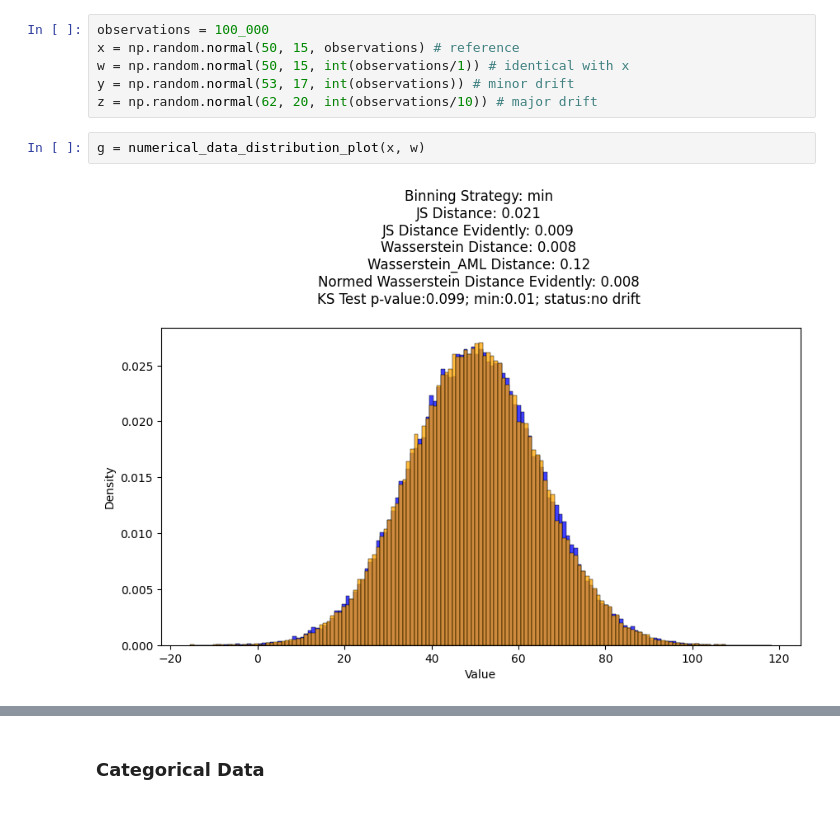
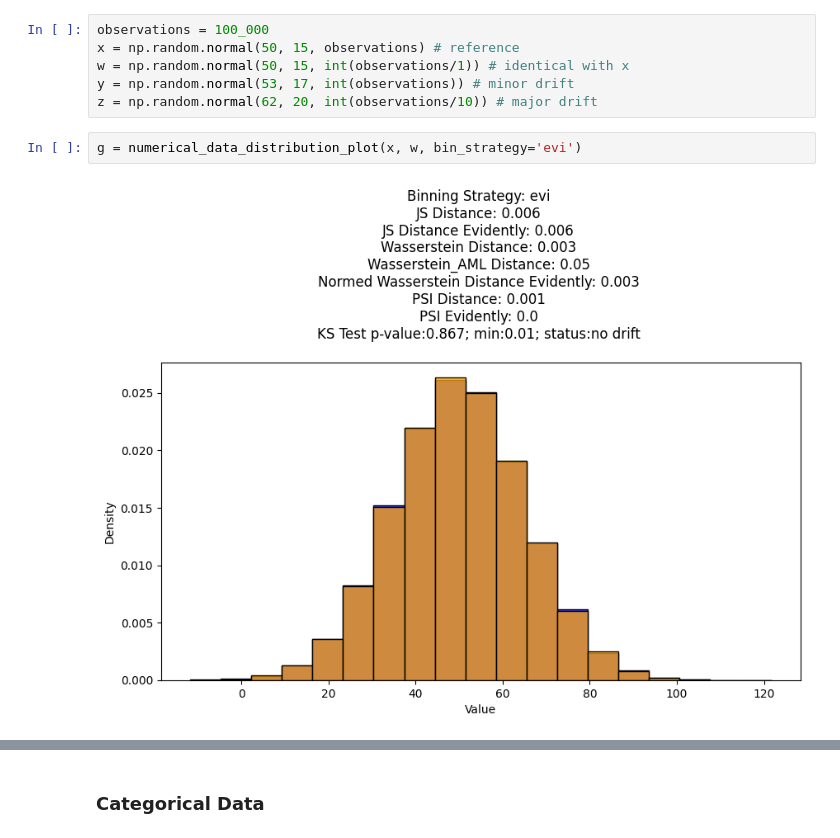
Before and after one commit to perezbecker/data_drift, a Jupyter notebook: data_drift_demo.ipynb, the cells around one changed output, grey strips where cells are left out. Saved outputs shown, nothing was run; the diff lists cells and outputs as text.

```diff
--- a/data_drift_demo.ipynb
+++ b/data_drift_demo.ipynb
@@ -26,7 +26,7 @@ w = np.random.normal(50, 15, int(observations/1)) # identical with x
 y = np.random.normal(53, 17, int(observations)) # minor drift
 z = np.random.normal(62, 20, int(observations/10)) # major drift
 # %%
-g = numerical_data_distribution_plot(x, w)
+g = numerical_data_distribution_plot(x, w, bin_strategy='evi')
 # %% [output]
-[figure, old version]
+[figure, new version]
 # %%
```
Also changed, not shown: parts of 7 cells of this notebook, 3 other files.
